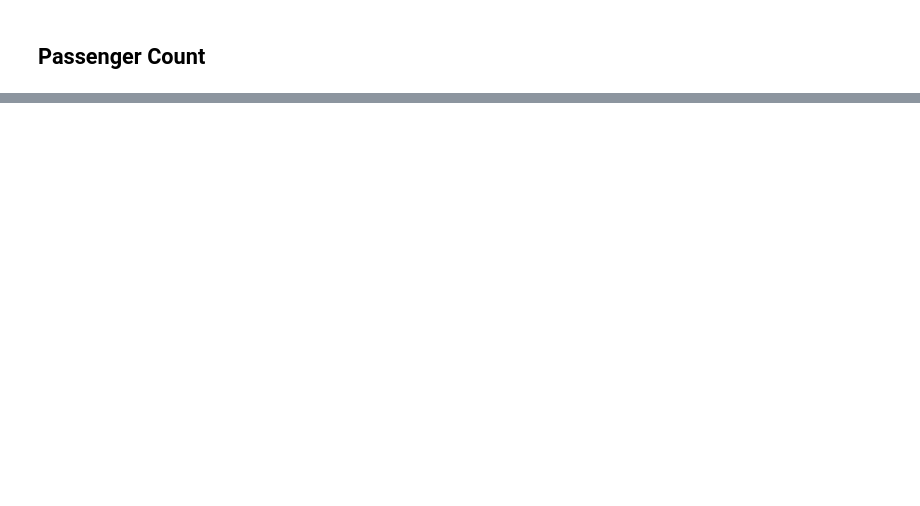
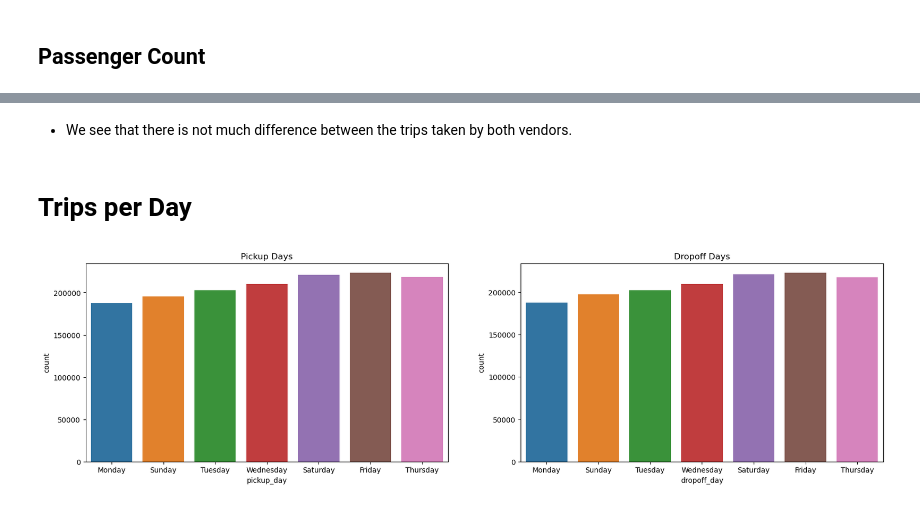
Before and after one commit to Yamana06/NYC-Taxi-Trip-Duration, a Jupyter notebook: NYC_Taxi_Trip_Duration.ipynb, the cells around one changed output, grey strips where cells are left out. Drawn from its saved outputs; the diff is of its cells as text; code cells hidden in the pictures; blank space fills up the shorter version.

```diff
--- a/NYC_Taxi_Trip_Duration.ipynb
+++ b/NYC_Taxi_Trip_Duration.ipynb
@@ -388,0 +392,12 @@ The distribution of vendor id is not much different as expected.
+# %% [markdown]
+- We see that there is not much difference between the trips taken by both vendors.
+# %% [markdown]
+# Trips per Day
+# %%
+figure,(ax1,ax2)=plt.subplots(ncols=2,figsize=(20,5))
+ax1.set_title('Pickup Days')
+ax=sns.countplot(x="pickup_day",data=df,ax=ax1)
+ax2.set_title('Dropoff Days')
+ax=sns.countplot(x="dropoff_day",data=df,ax=ax2)
+# %% [output]
+[figure, added]
```
Also changed, not shown: parts of 186 cells of this notebook.
